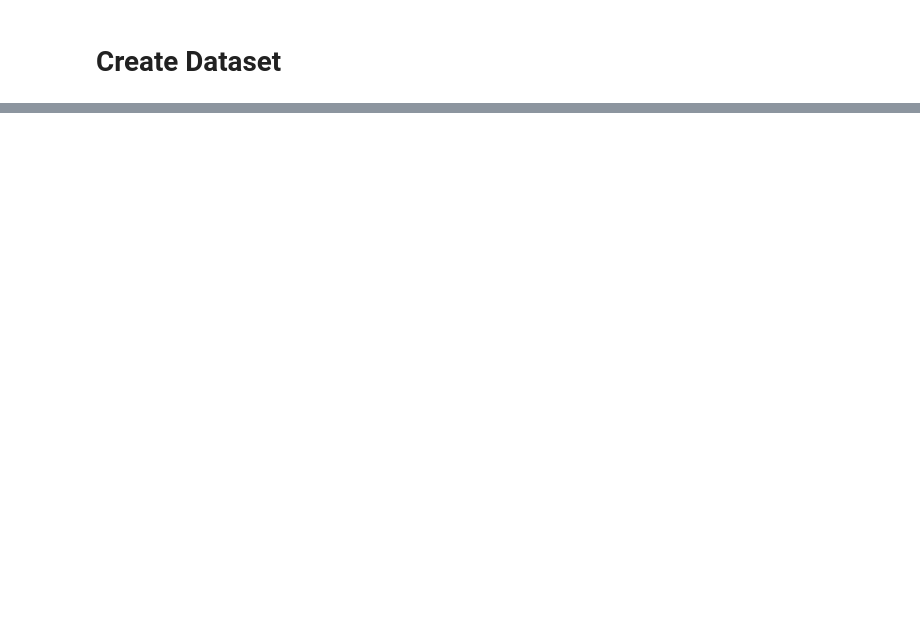
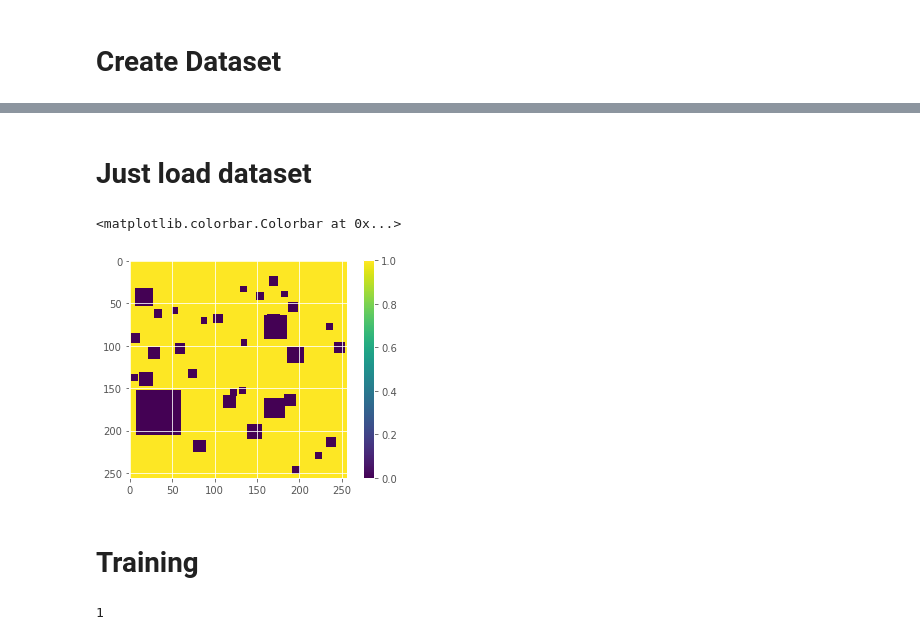
Before and after one commit to Aelphy/buldozer_revenge, a Jupyter notebook: evals/TreeNet.ipynb, the cells around one changed output, grey strips where cells are left out. Cells and saved outputs as stored; diff of their text form; code cells hidden in the pictures; blank space fills up the shorter version.

```diff
--- a/evals/TreeNet.ipynb
+++ b/evals/TreeNet.ipynb
@@ -64,14 +29,5 @@ X_train, y_train, X_val, y_val, X_test, y_test = load_dataset()
+# %%
+mnist = load_dataset()
 # %%
 X = np.vstack([mnist[0], mnist[2], mnist[4]])
 y = np.hstack([mnist[1], mnist[3], mnist[5]])
-# %%
-DS_SIZE = 10000
-dataset = []
-targets = []
-
-for i in range(DS_SIZE):
-    img = np.zeros(DS_SHAPE)
-
-    sp.ndimage.zoom(X[0, 0], 2.5)
-
-    dataset.append(img)
@@ -123,0 +113,20 @@ array([[ 0.        ,  0.        ,  0.        ,  0.        ,  0.        ,
+# %%
+import cPickle as pickle
+
+with open('../data/mnist_multiscale.pkl', 'wb') as f:
+    pickle.dump([dataset, targets], f)
+# %% [markdown]
+# Just load dataset
+# %%
+import cPickle as pickle
+
+with open('../data/mnist_multiscale.pkl', ) as f:
+    dataset, targets = pickle.load(f)
+# %%
+plt.imshow(targets[1, 10])
+plt.colorbar()
+# %% [output]
+<matplotlib.colorbar.Colorbar at 0x...>
+[figure, added]
+# %% [markdown]
+# Training
@@ -123,0 +247,4 @@ array([[ 0.        ,  0.        ,  0.        ,  0.        ,  0.        ,
+# %%
+print 1
+# %% [output]
+1
```
Also changed, not shown: parts of 35 cells of this notebook, 3 other files.
